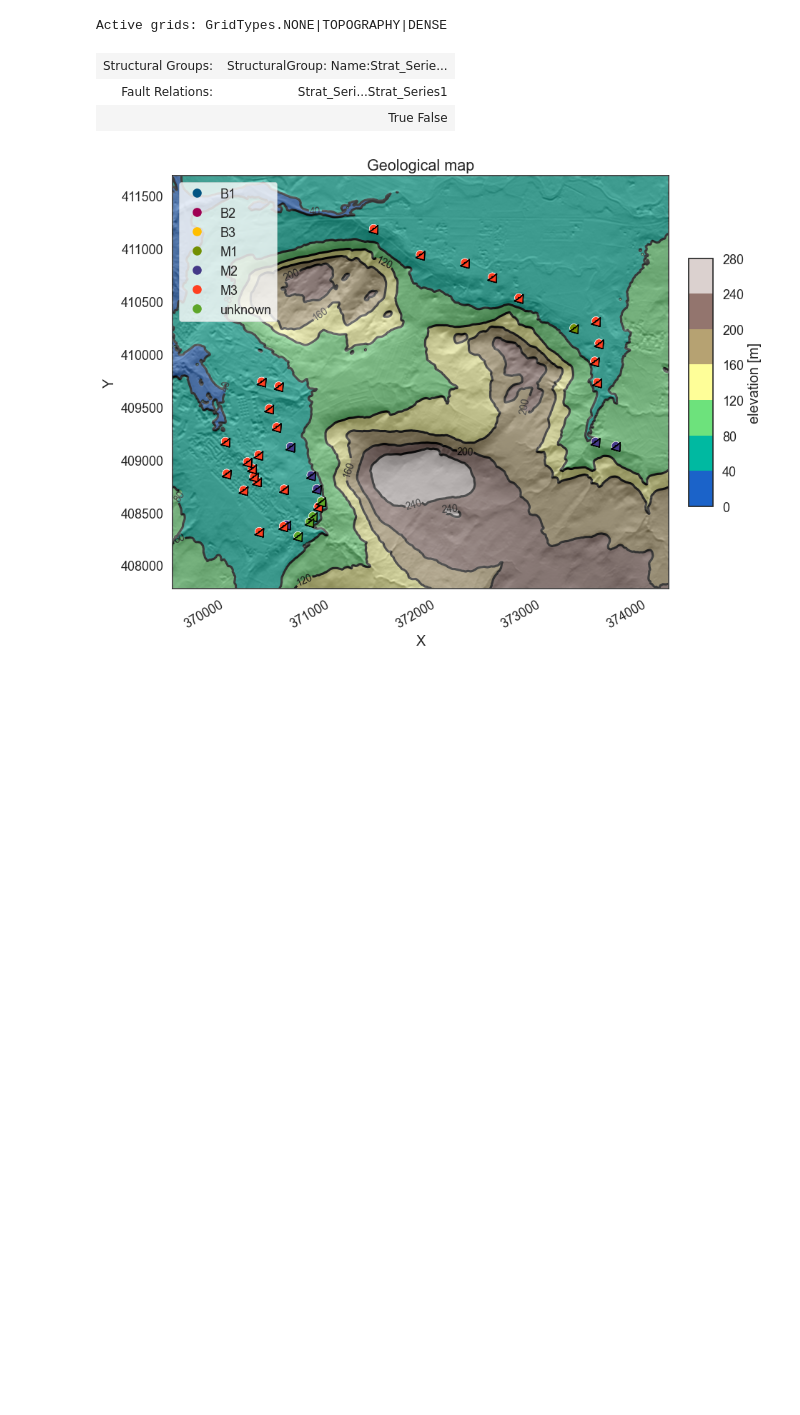
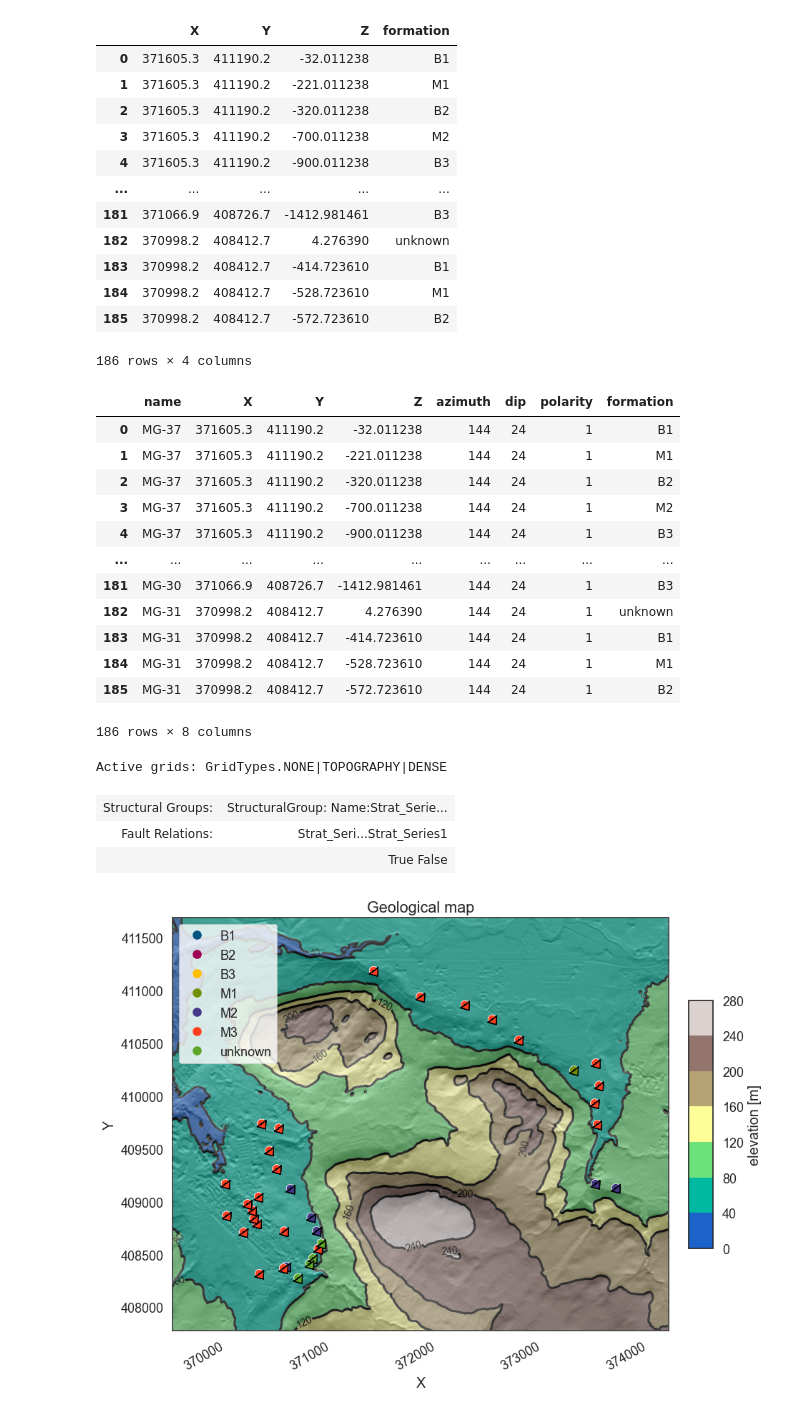
Before and after one commit to ethan-meen/MSc-Thesis, a Jupyter notebook: GeoModel/stratigraphic_model_gempy.ipynb, the cells around one changed output. Cells and saved outputs as stored; diff of their text form; code cells hidden in the pictures; blank space fills up the shorter version.

```diff
--- a/GeoModel/stratigraphic_model_gempy.ipynb
+++ b/GeoModel/stratigraphic_model_gempy.ipynb
@@ -20,7 +25,7 @@ z_lims = (300, -2000)
 
 resolution = [100, 100, 60]   # nx, ny, nz
 
-#  ====
-extent = x_lims+y_lims+z_lims[::-1]
+strat_azimuth = 144 #deg
+strat_dip = 24 #deg
 # %%
 # 1. Create DEM file:
@@ -44 +46,31 @@ BoundingBox(left=369702.8, bottom=407780.2, right=374392.8, top=411690.2)
+# %%
+# 2. Create/update input files for gempy:
+geomodel_toolbox.create_dfs_4_gempy(azimuth=strat_azimuth, dip=strat_dip)
+# %% [output]
+|  | X | Y | Z | formation |
+| 0 | 371605.3 | 411190.2 | -32.011238 | B1 |
+| 1 | 371605.3 | 411190.2 | -221.011238 | M1 |
+| 2 | 371605.3 | 411190.2 | -320.011238 | B2 |
+| 3 | 371605.3 | 411190.2 | -700.011238 | M2 |
+| 4 | 371605.3 | 411190.2 | -900.011238 | B3 |
+| ... | ... | ... | ... | ... |
+| 181 | 371066.9 | 408726.7 | -1412.981461 | B3 |
+| 182 | 370998.2 | 408412.7 | 4.276390 | unknown |
+| 183 | 370998.2 | 408412.7 | -414.723610 | B1 |
+| 184 | 370998.2 | 408412.7 | -528.723610 | M1 |
+| 185 | 370998.2 | 408412.7 | -572.723610 | B2 |
+186 rows × 4 columns
+|  | name | X | Y | Z | azimuth | dip | polarity | formation |
+| 0 | MG-37 | 371605.3 | 411190.2 | -32.011238 | 144 | 24 | 1 | B1 |
+| 1 | MG-37 | 371605.3 | 411190.2 | -221.011238 | 144 | 24 | 1 | M1 |
+| 2 | MG-37 | 371605.3 | 411190.2 | -320.011238 | 144 | 24 | 1 | B2 |
+| 3 | MG-37 | 371605.3 | 411190.2 | -700.011238 | 144 | 24 | 1 | M2 |
+| 4 | MG-37 | 371605.3 | 411190.2 | -900.011238 | 144 | 24 | 1 | B3 |
+| ... | ... | ... | ... | ... | ... | ... | ... | ... |
+| 181 | MG-30 | 371066.9 | 408726.7 | -1412.981461 | 144 | 24 | 1 | B3 |
+| 182 | MG-31 | 370998.2 | 408412.7 | 4.276390 | 144 | 24 | 1 | unknown |
+| 183 | MG-31 | 370998.2 | 408412.7 | -414.723610 | 144 | 24 | 1 | B1 |
+| 184 | MG-31 | 370998.2 | 408412.7 | -528.723610 | 144 | 24 | 1 | M1 |
+| 185 | MG-31 | 370998.2 | 408412.7 | -572.723610 | 144 | 24 | 1 | B2 |
+186 rows × 8 columns
 # %%
```
Also changed, not shown: parts of 5 cells of this notebook, 9 other files.
